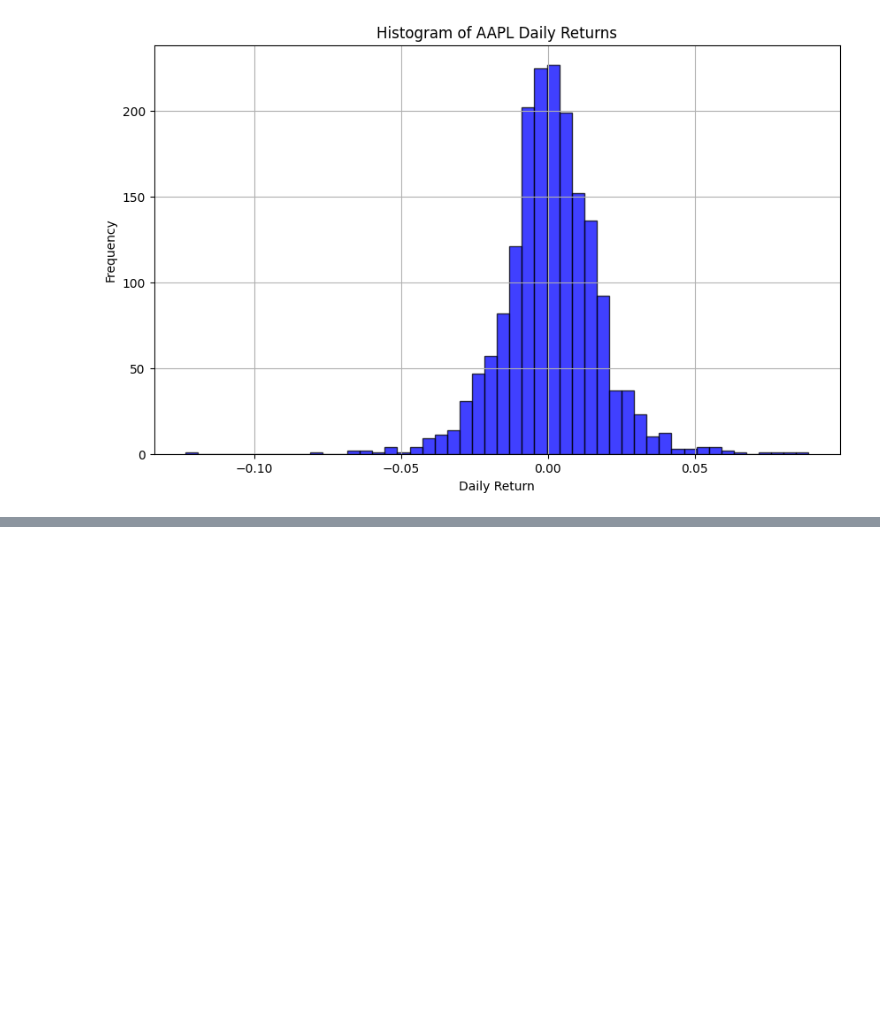
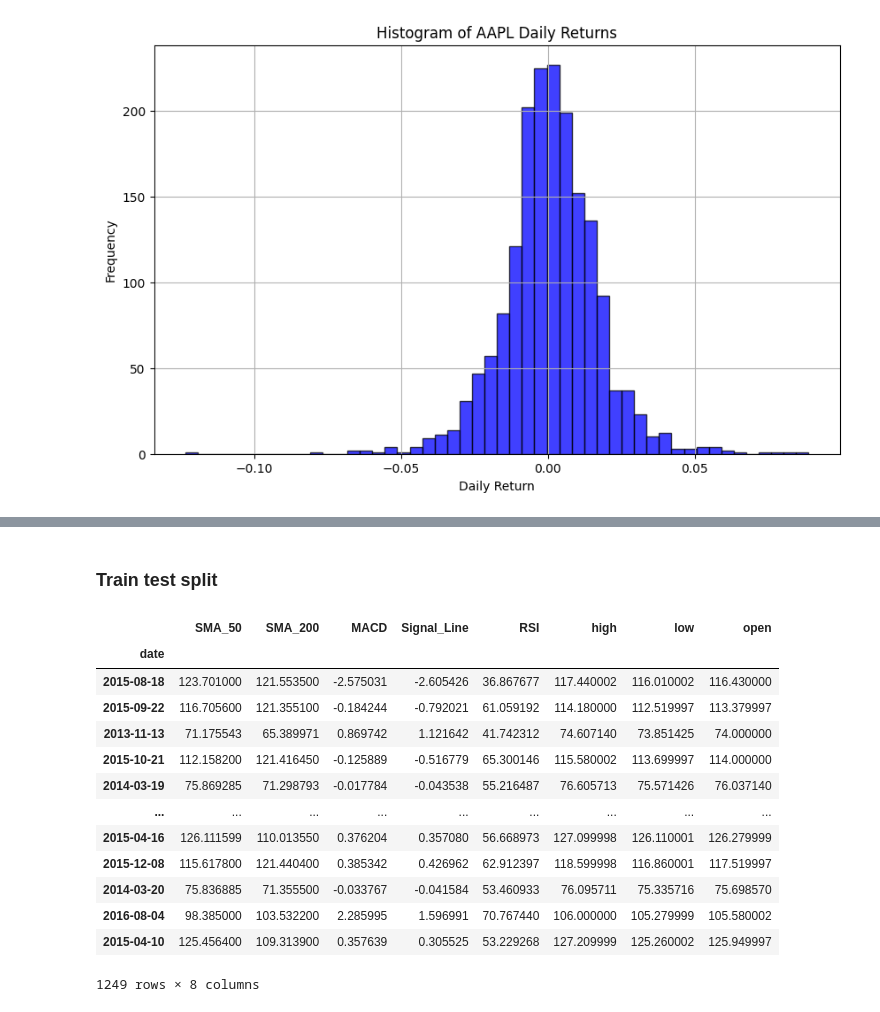
Before and after one commit to fatimakamal21/stock-price-predictions, a Jupyter notebook: stock_market_prediction.ipynb, the cells around one changed output, grey strips where cells are left out. Drawn from its saved outputs; the diff is of its cells as text; code cells hidden in the pictures; blank space fills up the shorter version.

```diff
--- a/stock_market_prediction.ipynb
+++ b/stock_market_prediction.ipynb
@@ -582,0 +708,2 @@ plt.show()
+# %% [markdown]
+### **Train test split**
@@ -582,0 +713,17 @@ plt.show()
+# %%
+x_train
+# %% [output]
+|  | SMA_50 | SMA_200 | MACD | Signal_Line | RSI | high | low | open |
+| date |  |  |  |  |  |  |  |  |
+| 2015-08-18 | 123.701000 | 121.553500 | -2.575031 | -2.605426 | 36.867677 | 117.440002 | 116.010002 | 116.430000 |
+| 2015-09-22 | 116.705600 | 121.355100 | -0.184244 | -0.792021 | 61.059192 | 114.180000 | 112.519997 | 113.379997 |
+| 2013-11-13 | 71.175543 | 65.389971 | 0.869742 | 1.121642 | 41.742312 | 74.607140 | 73.851425 | 74.000000 |
+| 2015-10-21 | 112.158200 | 121.416450 | -0.125889 | -0.516779 | 65.300146 | 115.580002 | 113.699997 | 114.000000 |
+| 2014-03-19 | 75.869285 | 71.298793 | -0.017784 | -0.043538 | 55.216487 | 76.605713 | 75.571426 | 76.037140 |
+| ... | ... | ... | ... | ... | ... | ... | ... | ... |
+| 2015-04-16 | 126.111599 | 110.013550 | 0.376204 | 0.357080 | 56.668973 | 127.099998 | 126.110001 | 126.279999 |
+| 2015-12-08 | 115.617800 | 121.440400 | 0.385342 | 0.426962 | 62.912397 | 118.599998 | 116.860001 | 117.519997 |
+| 2014-03-20 | 75.836885 | 71.355500 | -0.033767 | -0.041584 | 53.460933 | 76.095711 | 75.335716 | 75.698570 |
+| 2016-08-04 | 98.385000 | 103.532200 | 2.285995 | 1.596991 | 70.767440 | 106.000000 | 105.279999 | 105.580002 |
+| 2015-04-10 | 125.456400 | 109.313900 | 0.357639 | 0.305525 | 53.229268 | 127.209999 | 125.260002 | 125.949997 |
+1249 rows × 8 columns
```
Also changed, not shown: parts of 23 cells of this notebook.
